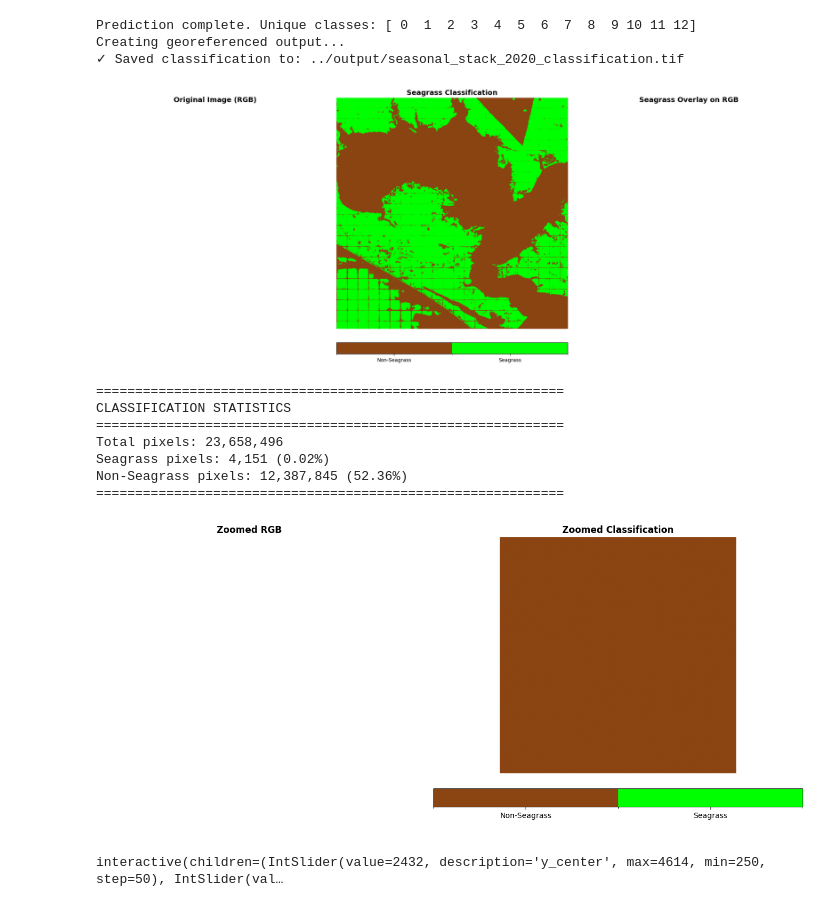
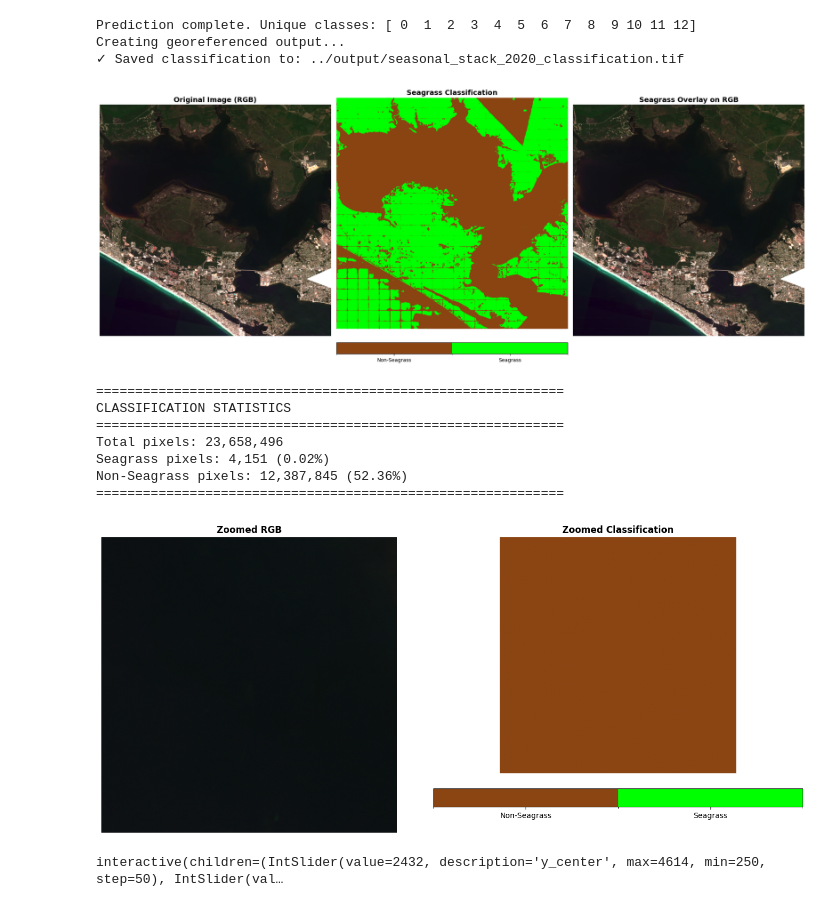
Before and after one commit to 7yl4r/nasa-prithvi-wetlands, a Jupyter notebook: prithvi_v2_eo_300_tl_unet_seagrass.ipynb, the cells around one changed output. Saved outputs shown, nothing was run; the diff lists cells and outputs as text; code cells hidden in the pictures.

Commit message:
update to-classify img paths

```diff
--- a/prithvi_v2_eo_300_tl_unet_seagrass.ipynb
+++ b/prithvi_v2_eo_300_tl_unet_seagrass.ipynb
@@ -793,10 +793,10 @@ import shutil
 # drive.mount('/content/drive')
 
 dataset_path = "data"
-fname = "20240923_163729_54_251b_3B_AnalyticMS_SR_8b_harmonized.tif"
+fname = "seasonal_stack_2020-0000000000-0000000000.tif"
 
 # Path to your file in Google Drive (adjust this to match your file's location)
-drive_file_path = "/content/drive/MyDrive/GEE_Exports/seasonal_stack_2020-0000000000-0000000000.tif"
+drive_file_path = "/content/drive/MyDrive/GEE_Exports/seasonal_stack_clipped_2020/seasonal_stack_2020-0000000000-0000000000.tif"
 
 # assume path already exists
 # os.makedirs(dataset_path, exist_ok=True)
@@ -1035,11 +1035,11 @@ original_image = rioxarray.open_rasterio(input_image_path, masked=True)
 
 # Extract RGB bands (assuming Planet band order: Coastal, Blue, Green I, Green II, Yellow, Red, Red-Edge, NIR)
 # Bands: 0=Coastal Blue, 1=Blue, 2=Green I, 5=Red
-rgb = original_image[[5, 2, 1], :, :].to_numpy()  # Red, Green, Blue
+rgb = original_image[[5, 2, 1], :, :].astype("float32").to_numpy()
+rgb = np.transpose(rgb, (1, 2, 0))
 
-# Normalize RGB for display
-rgb = np.transpose(rgb, (1, 2, 0))  # Convert to (H, W, C)
-rgb_normalized = np.clip(rgb / np.percentile(rgb, 99), 0, 1)  # Normalize to 0-1
+p99 = np.nanpercentile(rgb, 99)
+rgb_normalized = np.clip(rgb / p99, 0, 1)
 
 # Create figure with subplots
 fig, axes = plt.subplots(1, 3, figsize=(20, 8))
@@ -1098,34 +1098,34 @@ print("="*60)
 # Optional: Create a zoomed-in view of an interesting region
 # ============================================================================
 
 # Select a region to zoom into (adjust coordinates as needed)
 zoom_y_start, zoom_y_end = 2000, 2500
 zoom_x_start, zoom_x_end = 3000, 3500
 
 fig, axes = plt.subplots(1, 2, figsize=(14, 6))
 
 # Zoomed RGB
 axes[0].imshow(rgb_normalized[zoom_y_start:zoom_y_end, zoom_x_start:zoom_x_end])
 axes[0].set_title('Zoomed RGB', fontsize=12, fontweight='bold')
 axes[0].axis('off')
 
 # Zoomed classification
 im = axes[1].imshow(
     prediction[zoom_y_start:zoom_y_end, zoom_x_start:zoom_x_end],
     cmap=cmap,
     norm=norm
 )
 axes[1].set_title('Zoomed Classification', fontsize=12, fontweight='bold')
 axes[1].axis('off')
 
 cbar = plt.colorbar(im, ax=axes[1], orientation='horizontal', pad=0.05)
 cbar.set_ticks([0.5, 1.5])
 cbar.set_ticklabels(['Non-Seagrass', 'Seagrass'])
 
 plt.tight_layout()
 plt.show()
 # %% [output]
-[figure, old version]
+[figure, new version]
 ============================================================
 CLASSIFICATION STATISTICS
 ============================================================
@@ -1133,7 +1133,7 @@ Total pixels: 23,658,496
 Seagrass pixels: 4,151 (0.02%)
 Non-Seagrass pixels: 12,387,845 (52.36%)
 ============================================================
-[figure, old version]
+[figure, new version]
 # %%
 # ============================================================================
 # Optional: Interactive visualization (if using ipywidgets)
```
